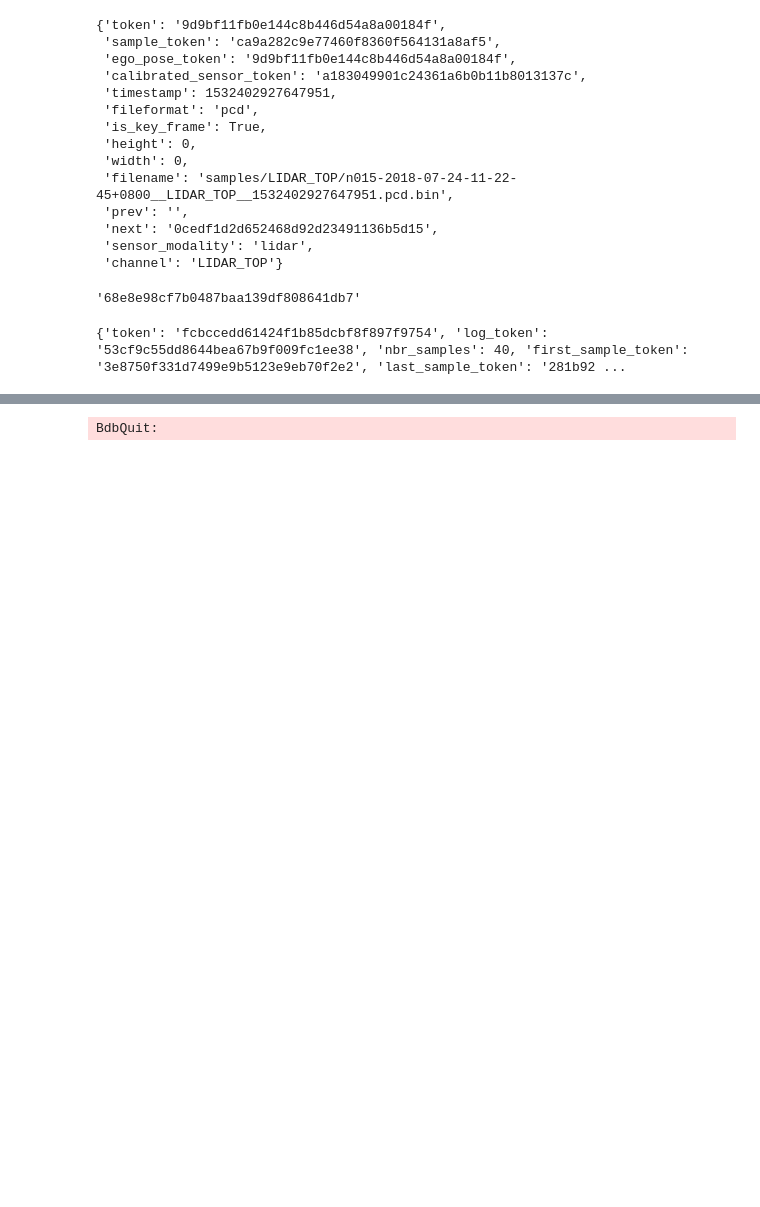
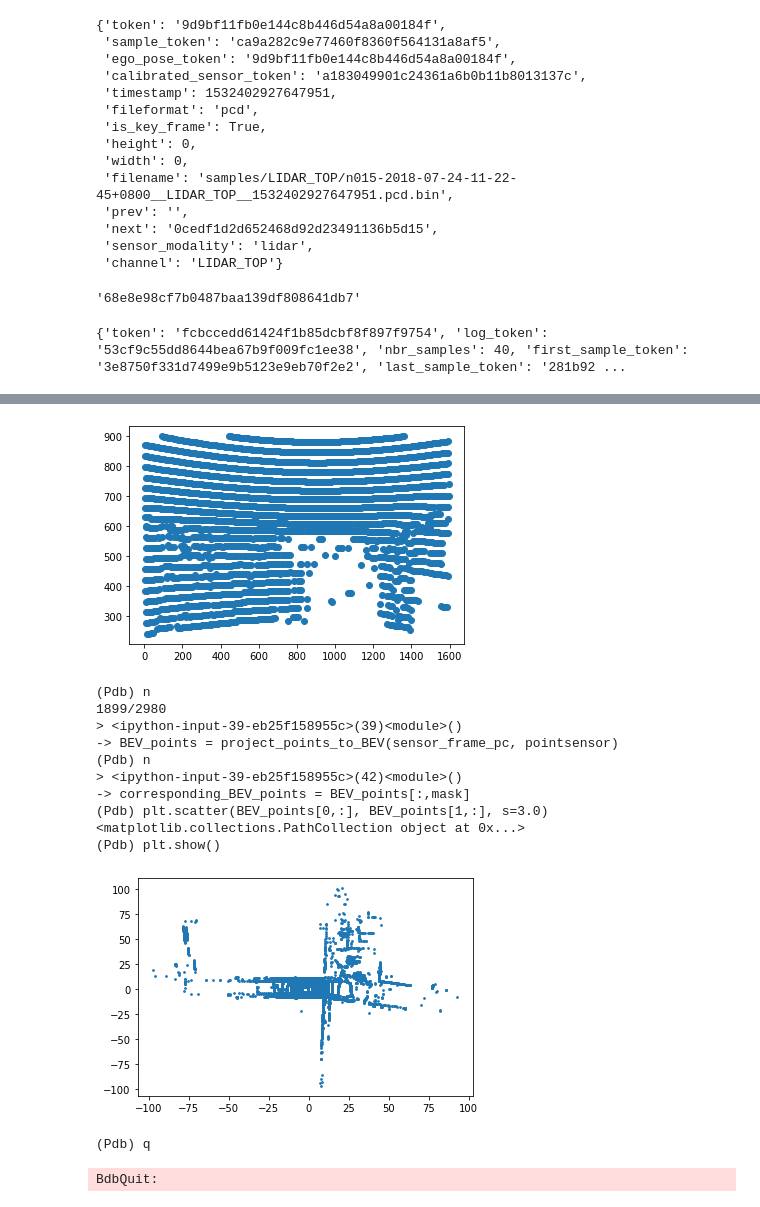
Before and after one commit to emegrabo/INFER-Trajectory-Prediction, a Jupyter notebook: data_preprocessing.ipynb, the cells around one changed output, grey strips where cells are left out. Cells and saved outputs as stored; diff of their text form; code cells hidden in the pictures; blank space fills up the shorter version.

Commit message:
fixed transformation bugs and updated prediction tutorial with current data pipeline

```diff
--- a/data_preprocessing.ipynb
+++ b/data_preprocessing.ipynb
@@ -308,6 +290,7 @@ def get_semantic_class(points, cam_img):
 
 #     segmentations = get_seg(cam_img, colortype='binary')
     class_vec = [-1] * num_points
+    num_points_classified = 0
     for i in range(num_points):
         current_point = np.round(points[:,i][:2])
         r = int(current_point[0])
@@ -316,6 +299,9 @@ def get_semantic_class(points, cam_img):
            r >= 0 and c >= 0:
             object_type, class_id = pixel_to_classidx[(tuple(cam_img[r,c]))]
             class_vec[i] = class_id
+            num_points_classified+=1
+    print(str(num_points_classified) + '/' + str(len(class_vec)))
+
     return class_vec
 # %%
 def get_intermediate_rep(BEV_points, semantic_class_per_point):
@@ -450,11 +371,14 @@ def get_lidar_data_pc(lidar_data_token, nsweeps=1):
 # %%
-def project_points_to_image(pc, lidar_data, cam):
-    cs_record = nusc.get('calibrated_sensor', lidar_data['calibrated_sensor_token'])
+def project_points_to_image(pc, pointsensor, cam):
+
+    # Points live in the point sensor frame. So they need to be transformed via global to the image plane.
+    # First step: transform the point-cloud to the ego vehicle frame for the timestamp of the sweep.
+    cs_record = nusc.get('calibrated_sensor', pointsensor['calibrated_sensor_token'])
     pc.rotate(Quaternion(cs_record['rotation']).rotation_matrix)
     pc.translate(np.array(cs_record['translation']))
 
     # Second step: transform to the global frame.
-    poserecord = nusc.get('ego_pose', lidar_data['ego_pose_token'])
+    poserecord = nusc.get('ego_pose', pointsensor['ego_pose_token'])
     pc.rotate(Quaternion(poserecord['rotation']).rotation_matrix)
     pc.translate(np.array(poserecord['translation']))
 
@@ -472,13 +396,13 @@ def project_points_to_image(pc, lidar_data, cam):
 
     return pc, global_frame_pc
 # %%
-def mask_img_points(points, depths, cam_data_arr, min_dist=1.0):
+def mask_img_points(points, depths, im, min_dist=1.0):
     mask = np.ones(depths.shape[0], dtype=bool)
     mask = np.logical_and(mask, depths > min_dist)
     mask = np.logical_and(mask, points[0, :] > 1)
-    mask = np.logical_and(mask, points[0, :] < cam_data_arr.shape[1] - 1)
+    mask = np.logical_and(mask, points[0, :] < im.size[0] - 1)
     mask = np.logical_and(mask, points[1, :] > 1)
-    mask = np.logical_and(mask, points[1, :] < cam_data_arr.shape[0] - 1)
+    mask = np.logical_and(mask, points[1, :] < im.size[1] - 1)
     return mask
 # %%
 def project_points_to_BEV(pc, lidar_data):
@@ -508,35 +440,35 @@ while has_more:
 
     num_samples += 1
     sample_rec = nusc.get('sample', current_token)
+    camera_token = sample_rec['data']['CAM_FRONT']
+    pointsensor_token = sample_rec['data']['LIDAR_TOP']
 
-    #get camera data
-    camera_token = sample_rec['data']['CAM_FRONT']
-    cam_data_arr = plt.imread('./data/sets/nuscenes/' + cam_front_data['filename'])
     cam = nusc.get('sample_data', camera_token)
-    im = PIL.Image.open(osp.join(nusc.dataroot, cam_front_data['filename']))
-
-    #get lidar data
-    lidar_data = nusc.get('sample_data', sample_rec['data']['LIDAR_TOP'])
-    lidar_data_token = lidar_data['token']
-
-    #get the point cloud and the times associated with it
-    pc, times = get_lidar_data_pc(lidar_data_token, nsweeps=1)
-
-    #get the all lidar data pc in image frame pc in image and global frames
-    image_pc, global_frame_pc = project_points_to_image(pc, lidar_data, cam)
+    pointsensor = nusc.get('sample_data', pointsensor_token)
+    pc, times = LidarPointCloud.from_file_multisweep(nusc, sample_rec, 'LIDAR_TOP', 'LIDAR_TOP', nsweeps=1)
+    sensor_frame_pc = copy.deepcopy(pc)
+    cam_data_arr = plt.imread(osp.join(nusc.dataroot, cam['filename']))
+    im = PIL.Image.open(osp.join(nusc.dataroot, cam['filename']))
+    cs_record = nusc.get('calibrated_sensor', cam['calibrated_sensor_token'])
+    #grab the point cloud in image plane and global frame
+    pc, global_frame_pc = project_points_to_image(pc, pointsensor, cam)
 
     # Grab the depths (camera frame z axis points away from the camera).
-    depths = image_pc.points[2, :]
+    depths = pc.points[2, :]
 
-    #construct the mask that removes all points that are outside of img
-    mask = mask_img_points(image_pc.points, depths, cam_data_arr)
-    valid_img_points = image_pc.points[:,mask]
+    # Take the actual picture (matrix multiplication with camera-matrix + renormalization).
+    points = view_points(pc.points[:3, :], np.array(cs_record['camera_intrinsic']), normalize=True)
+
+    # Remove points that are either outside or behind the camera. Leave a margin of 1 pixel for aesthetic reasons.
+    # Also make sure points are at least 1m in front of the camera to avoid seeing the lidar points on the camera
+    # casing for non-keyframes which are slightly out of sync.
+    mask = mask_img_points(points, depths, im)
+    valid_img_points = points[:, mask]
     import pdb; pdb.set_trace()
-
     semantic_class_points = get_semantic_class(valid_img_points, cam_data_arr) #for each point vec containing the class it's in
     #only need rows 0 and 1 for BEV, can ignore third row based on
     #how they plot on scatter plot
-    BEV_points = project_points_to_BEV(pc, lidar_data)
+    BEV_points = project_points_to_BEV(sensor_frame_pc, pointsensor)
 
     #get the corresponding BEV points
     corresponding_BEV_points = BEV_points[:,mask]
@@ -570 +489,14 @@ while has_more:
+[figure, added]
-BdbQuit:
+(Pdb) n
+1899/2980
+> <ipython-input-39-eb25f158955c>(39)<module>()
+-> BEV_points = project_points_to_BEV(sensor_frame_pc, pointsensor)
+(Pdb) n
+> <ipython-input-39-eb25f158955c>(42)<module>()
+-> corresponding_BEV_points = BEV_points[:,mask]
+(Pdb) plt.scatter(BEV_points[0,:], BEV_points[1,:], s=3.0)
+<matplotlib.collections.PathCollection object at 0x...>
+(Pdb) plt.show()
+[figure, added]
+(Pdb) q
+BdbQuit:
```
Also changed, not shown: parts of 11 cells of this notebook, 1 other file.
